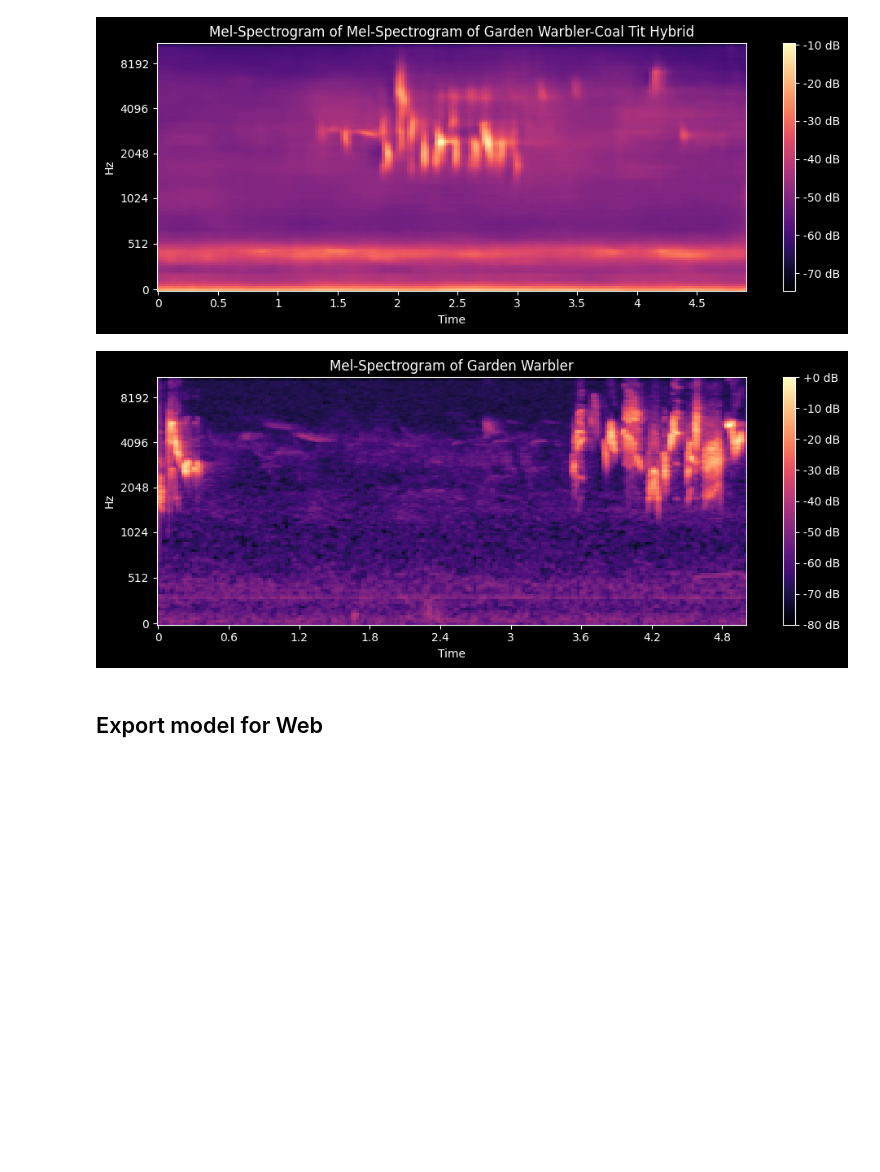
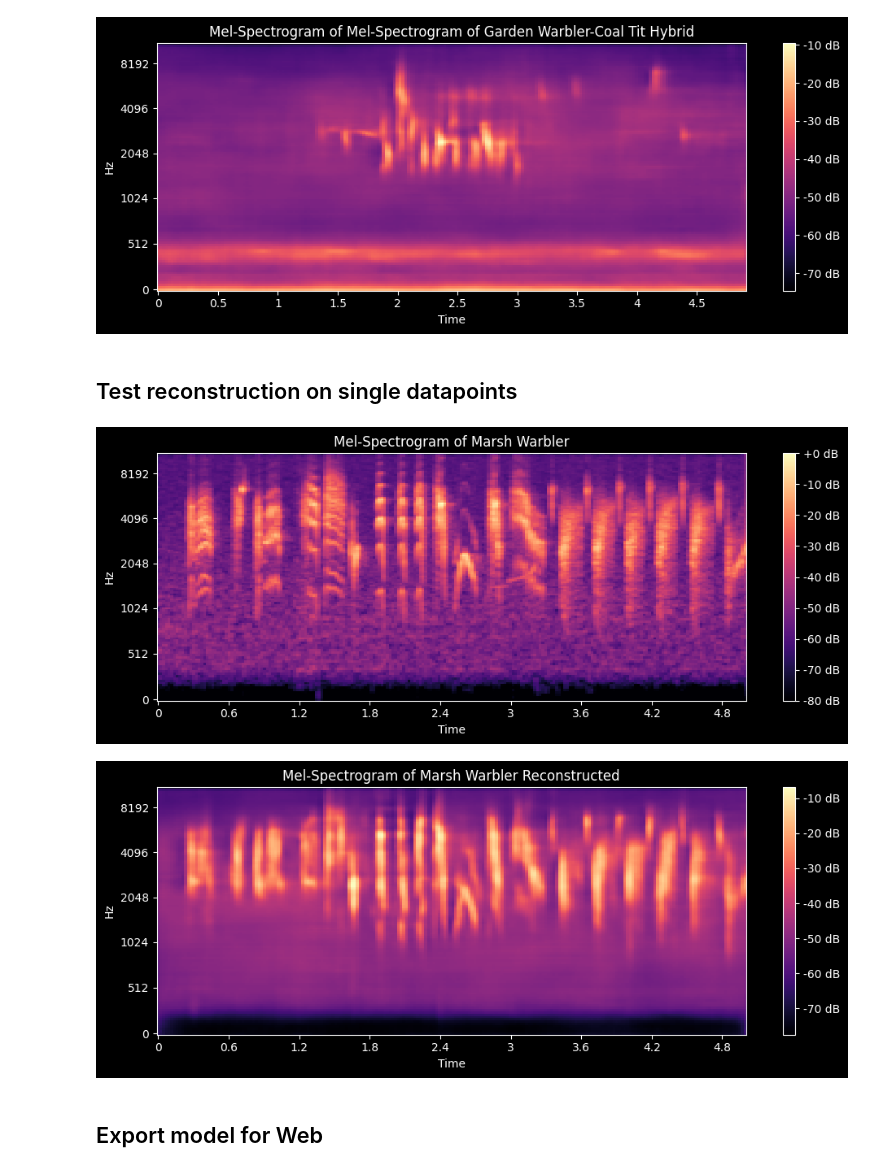
Before and after one commit to BitArmada/Bird-Song-Generator, a Jupyter notebook: training.ipynb, the cells around one changed output. Saved outputs shown, nothing was run; the diff lists cells and outputs as text; code cells hidden in the pictures; blank space fills up the shorter version.

```diff
--- a/training.ipynb
+++ b/training.ipynb
@@ -245,14 +243,18 @@ sf.write("hybrid_bird_song.wav", reconstructed_audio, 22050)
 plot_spectrogram(spec_db, f'Mel-Spectrogram of {bird}-{bird_2} Hybrid')
 # %% [output]
 [figure]
+# %% [markdown]
+## Test reconstruction on single datapoints
 # %%
-# print(class_labels[108])
 
-# spectrogram, label = dataset.__getitem__(108)
-
-plot_spectrogram(rescale_spectrogram(chunk_spectrograms[bird_index].numpy()[0]), class_labels[bird_index])
+spectrogram, label = dataset.__getitem__(14)
+mu, sigma = model.encode(spectrogram.unsqueeze(0));
+reconstruction = model.decode(mu)
+plot_spectrogram(rescale_spectrogram(spectrogram[0].numpy()), label)
+plot_spectrogram(rescale_spectrogram(reconstruction.detach().numpy()[0][0]), label+" Reconstructed")
 # %% [output]
-[figure, old version]
+[figure, new version]
+[figure, added]
 # %% [markdown]
 ## Export model for Web ##
 # %%
```
Also changed, not shown: parts of 6 cells of this notebook, 26 other files.
